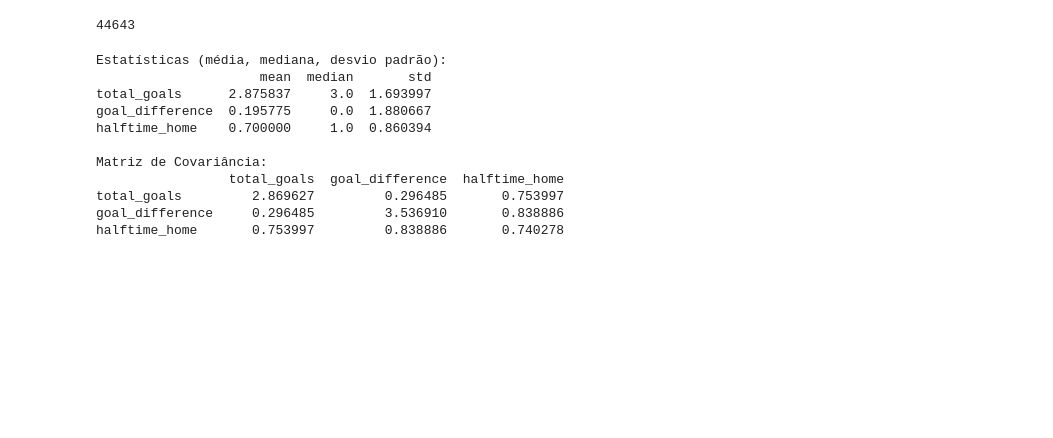
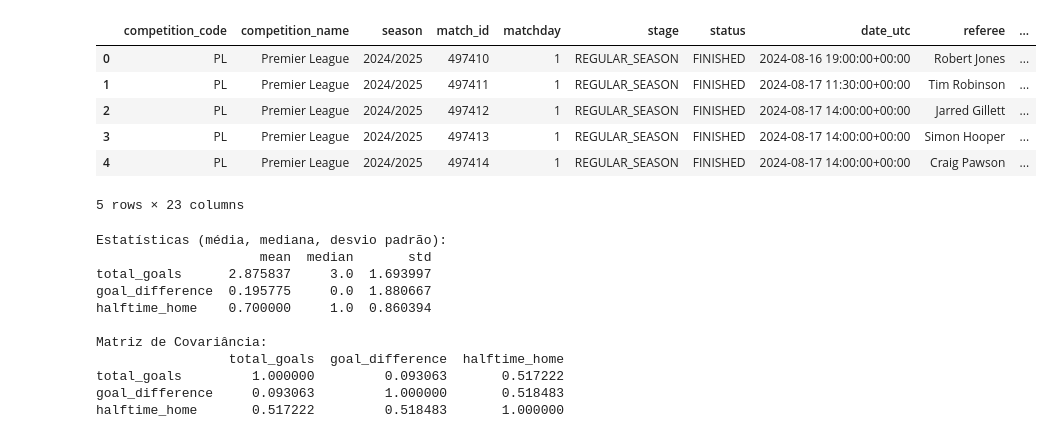
Before and after one commit to vrtaranto-ufrj/Dataset-futebol, a Jupyter notebook: trabalho.ipynb, the cells around one changed output. Drawn from its saved outputs; the diff is of its cells as text; code cells hidden in the pictures; blank space fills up the shorter version.

```diff
--- a/trabalho.ipynb
+++ b/trabalho.ipynb
@@ -15,7 +32,13 @@ df: pd.DataFrame = pd.read_csv(DATASET, encoding='utf-8')
 # %%
-df.size
+df.head()
 # %% [output]
+|  | competition_code | competition_name | season | match_id | matchday | stage | status | date_utc | referee | ... |
+| 0 | PL | Premier League | 2024/2025 | 497410 | 1 | REGULAR_SEASON | FINISHED | 2024-08-16 19:00:00+00:00 | Robert Jones | ... |
+| 1 | PL | Premier League | 2024/2025 | 497411 | 1 | REGULAR_SEASON | FINISHED | 2024-08-17 11:30:00+00:00 | Tim Robinson | ... |
+| 2 | PL | Premier League | 2024/2025 | 497412 | 1 | REGULAR_SEASON | FINISHED | 2024-08-17 14:00:00+00:00 | Jarred Gillett | ... |
+| 3 | PL | Premier League | 2024/2025 | 497413 | 1 | REGULAR_SEASON | FINISHED | 2024-08-17 14:00:00+00:00 | Simon Hooper | ... |
+| 4 | PL | Premier League | 2024/2025 | 497414 | 1 | REGULAR_SEASON | FINISHED | 2024-08-17 14:00:00+00:00 | Craig Pawson | ... |
-44643
+5 rows × 23 columns
 # %%
 
 vars_sel = ["total_goals", "goal_difference", "halftime_home"]
@@ -27,7 +50,7 @@ print("Estatísticas (média, mediana, desvio padrão):")
 print(describe_df)
 
 # Matriz de covariância 3x3
-cov_matrix = subset.cov()
+cov_matrix = subset.corr()
 print("\nMatriz de Covariância:")
 print(cov_matrix)
 # %% [output]
@@ -39,9 +62,9 @@ halftime_home    0.700000     1.0  0.860394
 
 Matriz de Covariância:
                  total_goals  goal_difference  halftime_home
-total_goals         2.869627         0.296485       0.753997
-goal_difference     0.296485         3.536910       0.838886
-halftime_home       0.753997         0.838886       0.740278
+total_goals         1.000000         0.093063       0.517222
+goal_difference     0.093063         1.000000       0.518483
+halftime_home       0.517222         0.518483       1.000000
 # %%
 # Scatterplot pairwise (pairplot) com linhas de regressão (melhor ajuste linear)
 g = sns.pairplot(
```
Also changed, not shown: parts of 4 cells of this notebook.
